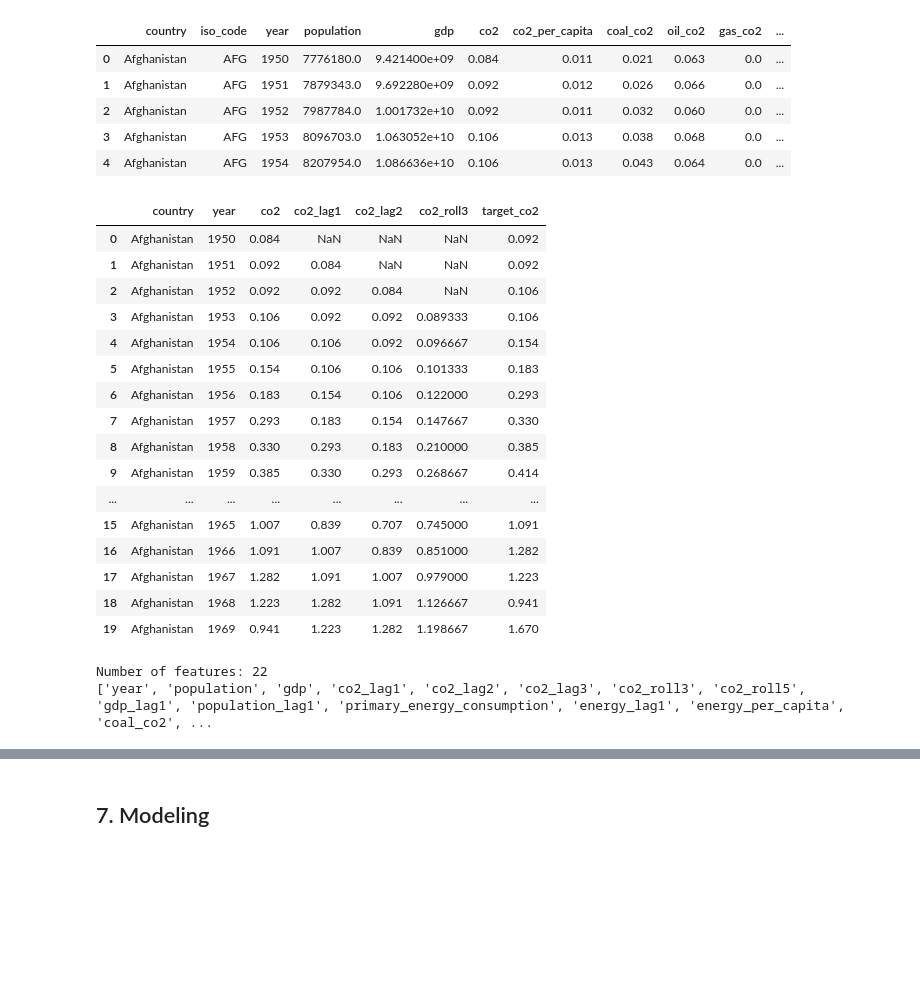
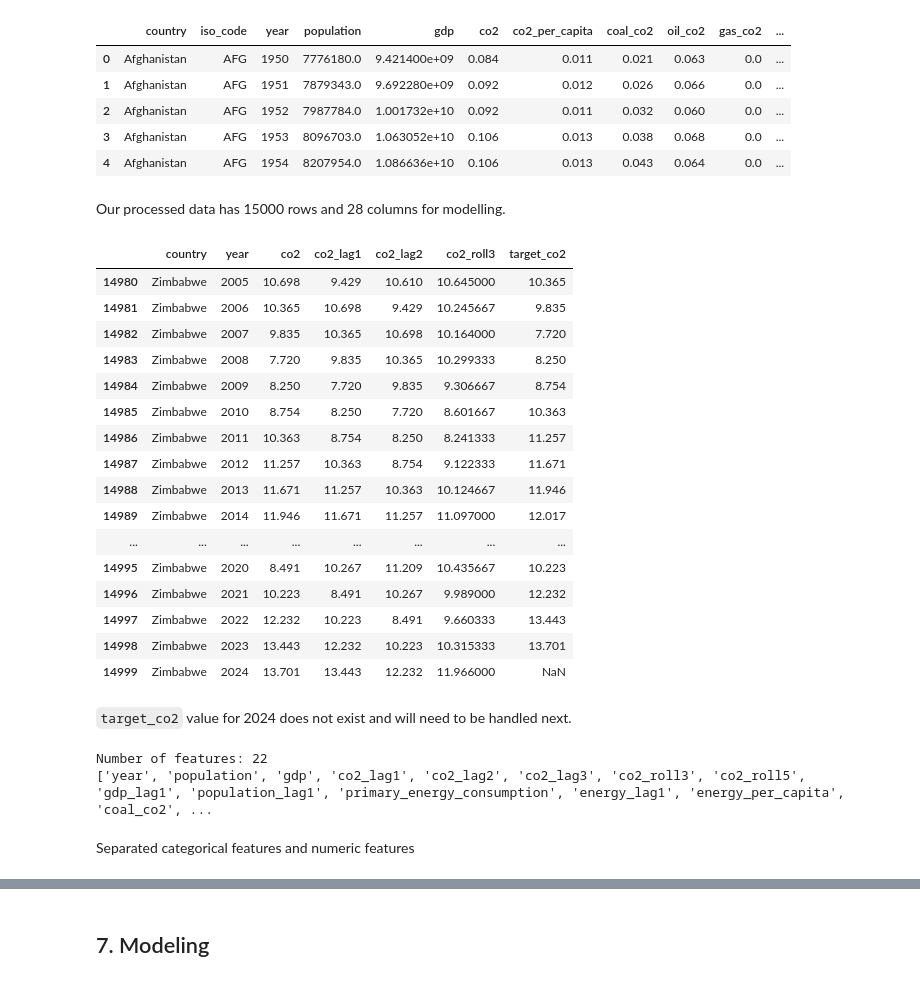
Before and after one commit to chepchiengemmans/Data_nerds_emissions_project, a Jupyter notebook: forecast_cleaning.ipynb, the cells around one changed output, grey strips where cells are left out. Saved outputs shown, nothing was run; the diff lists cells and outputs as text; code cells hidden in the pictures; blank space fills up the shorter version.

```diff
--- a/forecast_cleaning.ipynb
+++ b/forecast_cleaning.ipynb
@@ -921,37 +853,41 @@ Model frame shape: (15000, 28)
 | 2 | Afghanistan | AFG | 1952 | 7987784.0 | 1.001732e+10 | 0.092 | 0.011 | 0.032 | 0.060 | 0.0 | ... |
 | 3 | Afghanistan | AFG | 1953 | 8096703.0 | 1.063052e+10 | 0.106 | 0.013 | 0.038 | 0.068 | 0.0 | ... |
 | 4 | Afghanistan | AFG | 1954 | 8207954.0 | 1.086636e+10 | 0.106 | 0.013 | 0.043 | 0.064 | 0.0 | ... |
+# %% [markdown]
+Our processed data has 15000 rows and 28 columns for modelling.
 # %%
 # checking the target
 model_df[
     [
         'country',
         'year',
         'co2',
         'co2_lag1',
         'co2_lag2',
         'co2_roll3',
         'target_co2'
     ]
-].head(20)
+].tail(20)
 # %% [output]
 |  | country | year | co2 | co2_lag1 | co2_lag2 | co2_roll3 | target_co2 |
-| 0 | Afghanistan | 1950 | 0.084 | NaN | NaN | NaN | 0.092 |
-| 1 | Afghanistan | 1951 | 0.092 | 0.084 | NaN | NaN | 0.092 |
-| 2 | Afghanistan | 1952 | 0.092 | 0.092 | 0.084 | NaN | 0.106 |
-| 3 | Afghanistan | 1953 | 0.106 | 0.092 | 0.092 | 0.089333 | 0.106 |
-| 4 | Afghanistan | 1954 | 0.106 | 0.106 | 0.092 | 0.096667 | 0.154 |
-| 5 | Afghanistan | 1955 | 0.154 | 0.106 | 0.106 | 0.101333 | 0.183 |
-| 6 | Afghanistan | 1956 | 0.183 | 0.154 | 0.106 | 0.122000 | 0.293 |
-| 7 | Afghanistan | 1957 | 0.293 | 0.183 | 0.154 | 0.147667 | 0.330 |
-| 8 | Afghanistan | 1958 | 0.330 | 0.293 | 0.183 | 0.210000 | 0.385 |
-| 9 | Afghanistan | 1959 | 0.385 | 0.330 | 0.293 | 0.268667 | 0.414 |
+| 14980 | Zimbabwe | 2005 | 10.698 | 9.429 | 10.610 | 10.645000 | 10.365 |
+| 14981 | Zimbabwe | 2006 | 10.365 | 10.698 | 9.429 | 10.245667 | 9.835 |
+| 14982 | Zimbabwe | 2007 | 9.835 | 10.365 | 10.698 | 10.164000 | 7.720 |
+| 14983 | Zimbabwe | 2008 | 7.720 | 9.835 | 10.365 | 10.299333 | 8.250 |
+| 14984 | Zimbabwe | 2009 | 8.250 | 7.720 | 9.835 | 9.306667 | 8.754 |
+| 14985 | Zimbabwe | 2010 | 8.754 | 8.250 | 7.720 | 8.601667 | 10.363 |
+| 14986 | Zimbabwe | 2011 | 10.363 | 8.754 | 8.250 | 8.241333 | 11.257 |
+| 14987 | Zimbabwe | 2012 | 11.257 | 10.363 | 8.754 | 9.122333 | 11.671 |
+| 14988 | Zimbabwe | 2013 | 11.671 | 11.257 | 10.363 | 10.124667 | 11.946 |
+| 14989 | Zimbabwe | 2014 | 11.946 | 11.671 | 11.257 | 11.097000 | 12.017 |
 | ... | ... | ... | ... | ... | ... | ... | ... |
-| 15 | Afghanistan | 1965 | 1.007 | 0.839 | 0.707 | 0.745000 | 1.091 |
-| 16 | Afghanistan | 1966 | 1.091 | 1.007 | 0.839 | 0.851000 | 1.282 |
-| 17 | Afghanistan | 1967 | 1.282 | 1.091 | 1.007 | 0.979000 | 1.223 |
-| 18 | Afghanistan | 1968 | 1.223 | 1.282 | 1.091 | 1.126667 | 0.941 |
-| 19 | Afghanistan | 1969 | 0.941 | 1.223 | 1.282 | 1.198667 | 1.670 |
+| 14995 | Zimbabwe | 2020 | 8.491 | 10.267 | 11.209 | 10.435667 | 10.223 |
+| 14996 | Zimbabwe | 2021 | 10.223 | 8.491 | 10.267 | 9.989000 | 12.232 |
+| 14997 | Zimbabwe | 2022 | 12.232 | 10.223 | 8.491 | 9.660333 | 13.443 |
+| 14998 | Zimbabwe | 2023 | 13.443 | 12.232 | 10.223 | 10.315333 | 13.701 |
+| 14999 | Zimbabwe | 2024 | 13.701 | 13.443 | 12.232 | 11.966000 | NaN |
+# %% [markdown]
+`target_co2` value for 2024 does not exist and will need to be handled next.
 # %%
 # Removing target that does not exist (i.e., the last year for each country)
 model_df = model_df[
@@ -1012,6 +948,8 @@ numeric_features = [
     col for col in feature_cols
     if col not in categorical_features
 ]
+# %% [markdown]
+Separated categorical features and numeric features
 # %%
 # Handling missing values in the features
 numeric_transformer = Pipeline(
```
Also changed, not shown: parts of 34 cells of this notebook.
